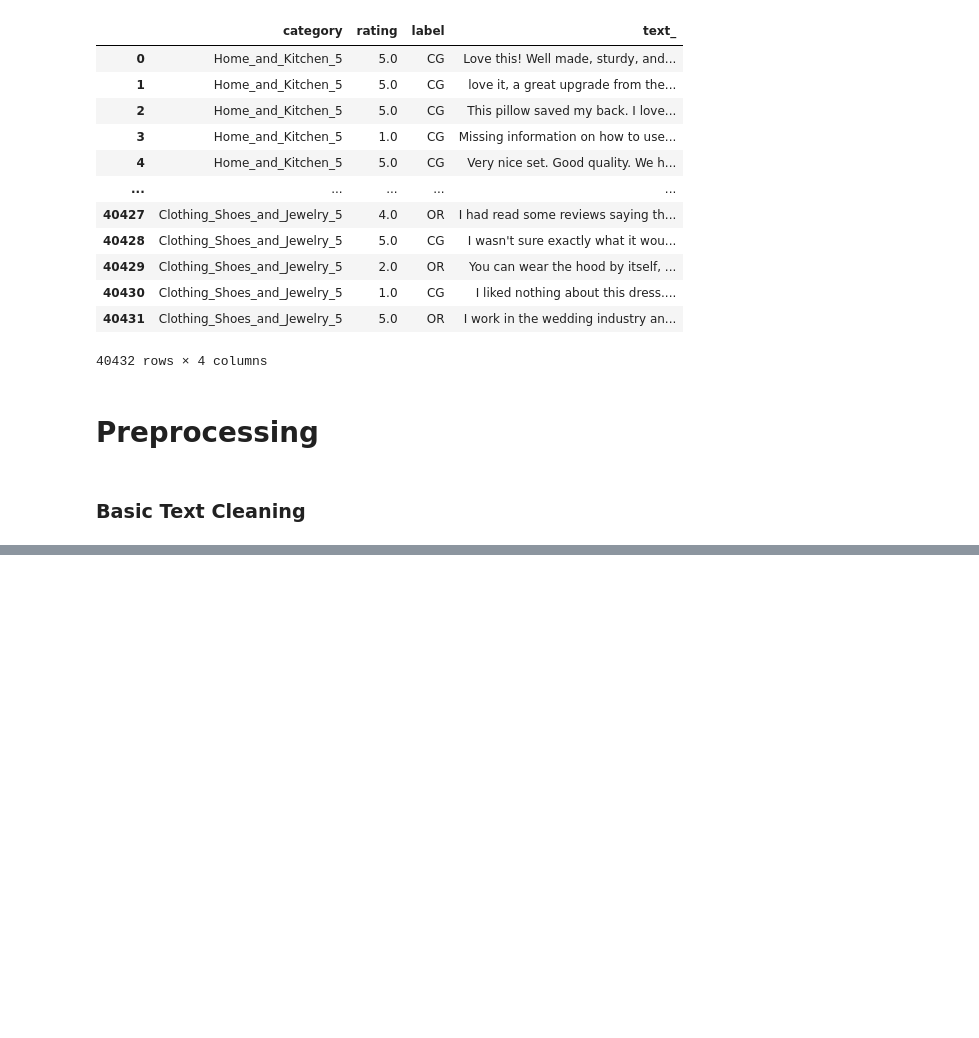
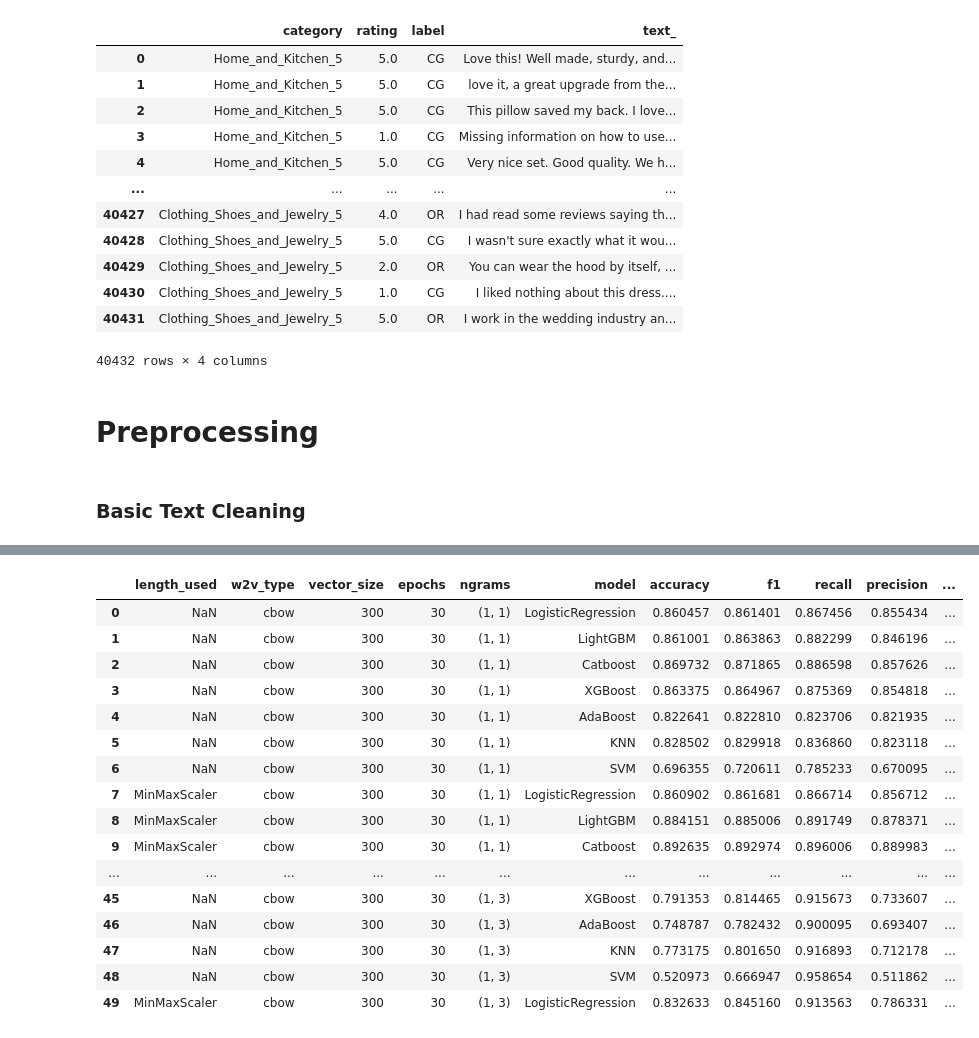
Before and after one commit to niimo753/spam-review-detection, a Jupyter notebook: notebooks/testing/word2vec.ipynb, the cells around one changed output, grey strips where cells are left out. Cells and saved outputs as stored; diff of their text form; code cells hidden in the pictures; blank space fills up the shorter version.

```diff
--- a/notebooks/testing/word2vec.ipynb
+++ b/notebooks/testing/word2vec.ipynb
@@ -353 +702,28 @@ output_saved_df
+# %%
+# "C:\Users\minhn\Downloads\w2v_model_kaggle (3).csv"
+# "C:\Users\minhn\Downloads\w2v_model_ggcolab_2 (1).csv"
+outsources_df = pd.read_csv(r"C:\Users\minhn\Downloads\w2v_model_ggcolab_2 (1).csv")
+outsources_df
+saved_file = pd.read_csv("../../output/csv/w2v_model_results.csv")
+saved_file
+new_df = pd.concat([outsources_df, saved_file], axis=0, ignore_index=True)
+new_df.head(50)
+# %% [output]
+|  | length_used | w2v_type | vector_size | epochs | ngrams | model | accuracy | f1 | recall | precision | ... |
+| 0 | NaN | cbow | 300 | 30 | (1, 1) | LogisticRegression | 0.860457 | 0.861401 | 0.867456 | 0.855434 | ... |
+| 1 | NaN | cbow | 300 | 30 | (1, 1) | LightGBM | 0.861001 | 0.863863 | 0.882299 | 0.846196 | ... |
+| 2 | NaN | cbow | 300 | 30 | (1, 1) | Catboost | 0.869732 | 0.871865 | 0.886598 | 0.857626 | ... |
+| 3 | NaN | cbow | 300 | 30 | (1, 1) | XGBoost | 0.863375 | 0.864967 | 0.875369 | 0.854818 | ... |
+| 4 | NaN | cbow | 300 | 30 | (1, 1) | AdaBoost | 0.822641 | 0.822810 | 0.823706 | 0.821935 | ... |
+| 5 | NaN | cbow | 300 | 30 | (1, 1) | KNN | 0.828502 | 0.829918 | 0.836860 | 0.823118 | ... |
+| 6 | NaN | cbow | 300 | 30 | (1, 1) | SVM | 0.696355 | 0.720611 | 0.785233 | 0.670095 | ... |
+| 7 | MinMaxScaler | cbow | 300 | 30 | (1, 1) | LogisticRegression | 0.860902 | 0.861681 | 0.866714 | 0.856712 | ... |
+| 8 | MinMaxScaler | cbow | 300 | 30 | (1, 1) | LightGBM | 0.884151 | 0.885006 | 0.891749 | 0.878371 | ... |
+| 9 | MinMaxScaler | cbow | 300 | 30 | (1, 1) | Catboost | 0.892635 | 0.892974 | 0.896006 | 0.889983 | ... |
+| ... | ... | ... | ... | ... | ... | ... | ... | ... | ... | ... | ... |
+| 45 | NaN | cbow | 300 | 30 | (1, 3) | XGBoost | 0.791353 | 0.814465 | 0.915673 | 0.733607 | ... |
+| 46 | NaN | cbow | 300 | 30 | (1, 3) | AdaBoost | 0.748787 | 0.782432 | 0.900095 | 0.693407 | ... |
+| 47 | NaN | cbow | 300 | 30 | (1, 3) | KNN | 0.773175 | 0.801650 | 0.916893 | 0.712178 | ... |
+| 48 | NaN | cbow | 300 | 30 | (1, 3) | SVM | 0.520973 | 0.666947 | 0.958654 | 0.511862 | ... |
+| 49 | MinMaxScaler | cbow | 300 | 30 | (1, 3) | LogisticRegression | 0.832633 | 0.845160 | 0.913563 | 0.786331 | ... |
 # %%
```
Also changed, not shown: parts of 29 cells of this notebook.
